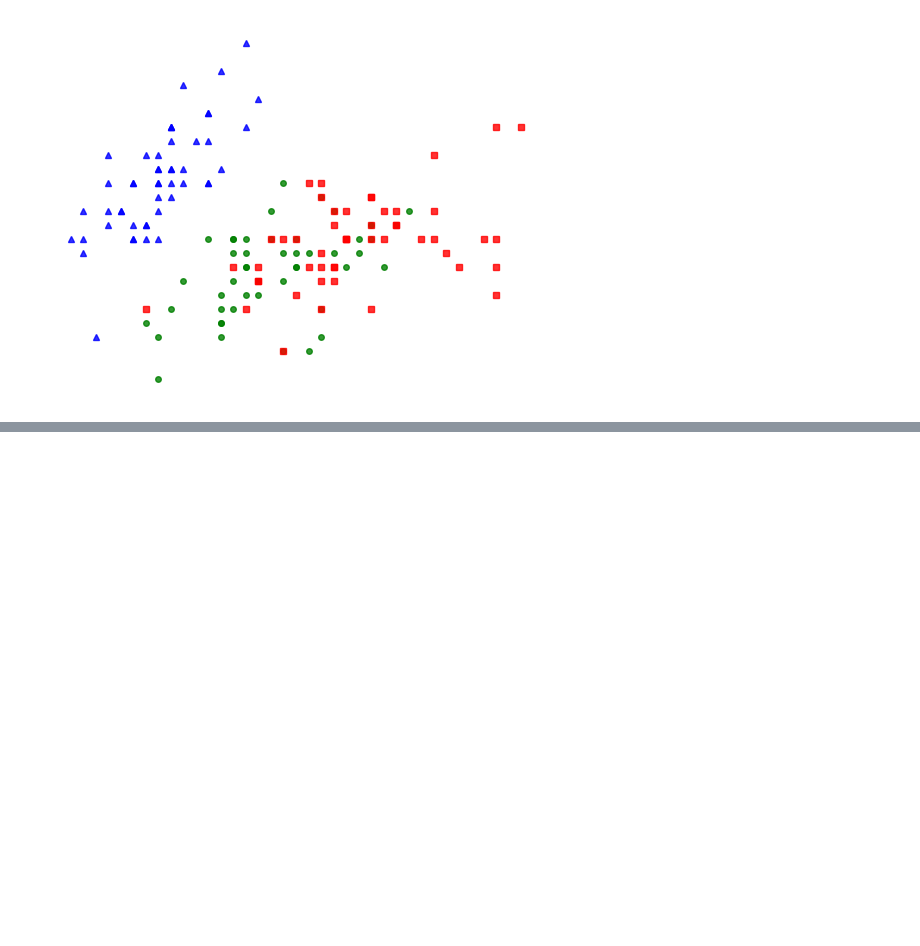
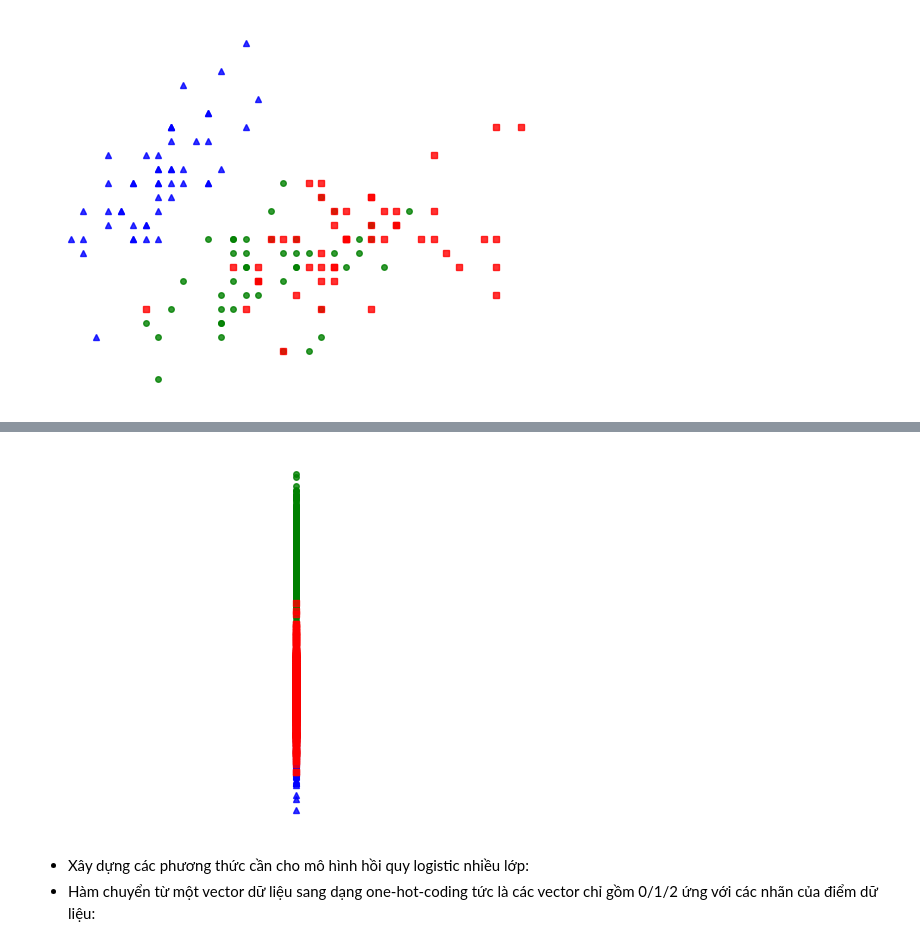
Before and after one commit to vutiendat2302/hocky-2-nam-3-toantin-, a Jupyter notebook: machine_learning/exercise/ex4/23000111_VuTienDat_K-NN_&_MULTINOMIAL_LOGISTIC_REGRESSION.ipynb, the cells around one changed output, grey strips where cells are left out. Cells and saved outputs as stored; diff of their text form; code cells hidden in the pictures; blank space fills up the shorter version.

```diff
--- a/machine_learning/exercise/ex4/23000111_VuTienDat_K-NN_&_MULTINOMIAL_LOGISTIC_REGRESSION.ipynb
+++ b/machine_learning/exercise/ex4/23000111_VuTienDat_K-NN_&_MULTINOMIAL_LOGISTIC_REGRESSION.ipynb
@@ -248,0 +365,41 @@ def find_nearest_index(array, value, k):
+# %%
+import numpy as np
+import matplotlib.pyplot as plt
+
+N = 500
+d = 2
+c = 3
+
+means = [[2,2], [8,3], [3,6]]
+cov = [[1, 0], [0, 1]]
+
+X0 = np.random.multivariate_normal(means[0], cov, N)
+X1 = np.random.multivariate_normal(means[1], cov, N)
+X2 = np.random.multivariate_normal(means[2], cov, N)
+
+X = np.concatenate((X0, X1, X2), axis = 0).T
+
+X = np.concatenate((np.ones((1, 3*N)), X), axis = 0)
+# Gen label for data points of each class (0,1,2)
+# Tao ra N so 0, N so 1, N so 2, chuyen list ve array
+original_label = np.asarray([0]*N + [1]*N + [2]*N).T
+# %%
+def display(x, label):
+    x0 = x[:, label == 0]
+    x1 = x[:, label == 1]
+    x2 = x[:, label == 2]
+
+    plt.plot(x0[0, :], x0[1, :], 'b^', markersize = 4, alpha = .8) # blue, tam giac
+    plt.plot(x1[0, :], x1[1, :], 'go', markersize = 4, alpha = .8) # gree cricle
+    plt.plot(x2[0, :], x2[1, :], 'rs', markersize = 4, alpha = .8) # red square
+    plt.axis("off") # an truc x, y
+    plt.plot()
+    plt.show()
+
+display(X[0:, :], original_label)
+# %% [output]
+[figure, added]
+# %% [markdown]
+- Xây dựng các phương thức cần cho mô hình hồi quy logistic nhiều lớp:
+- Hàm chuyển từ một vector dữ liệu sang dạng one-hot-coding tức là các vector chỉ gồm 0/1/2 ứng với các
+nhãn của điểm dữ liệu:
```
Also changed, not shown: parts of 57 cells of this notebook, 35 other files.
